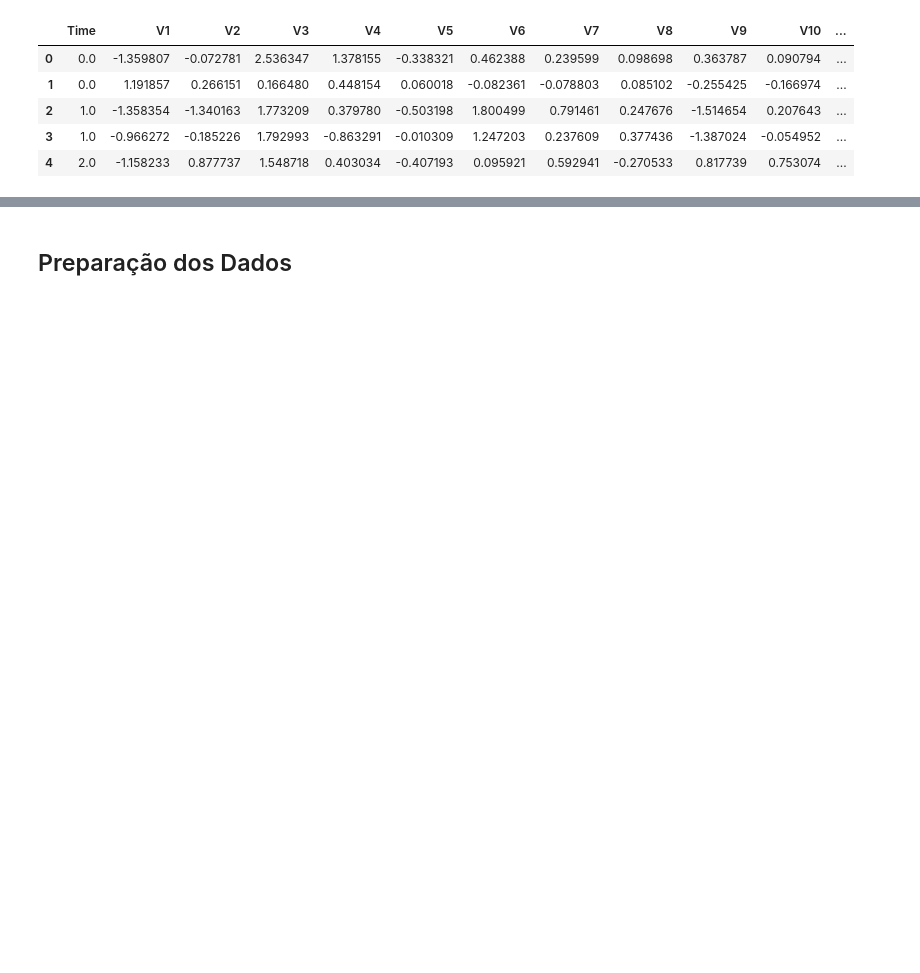
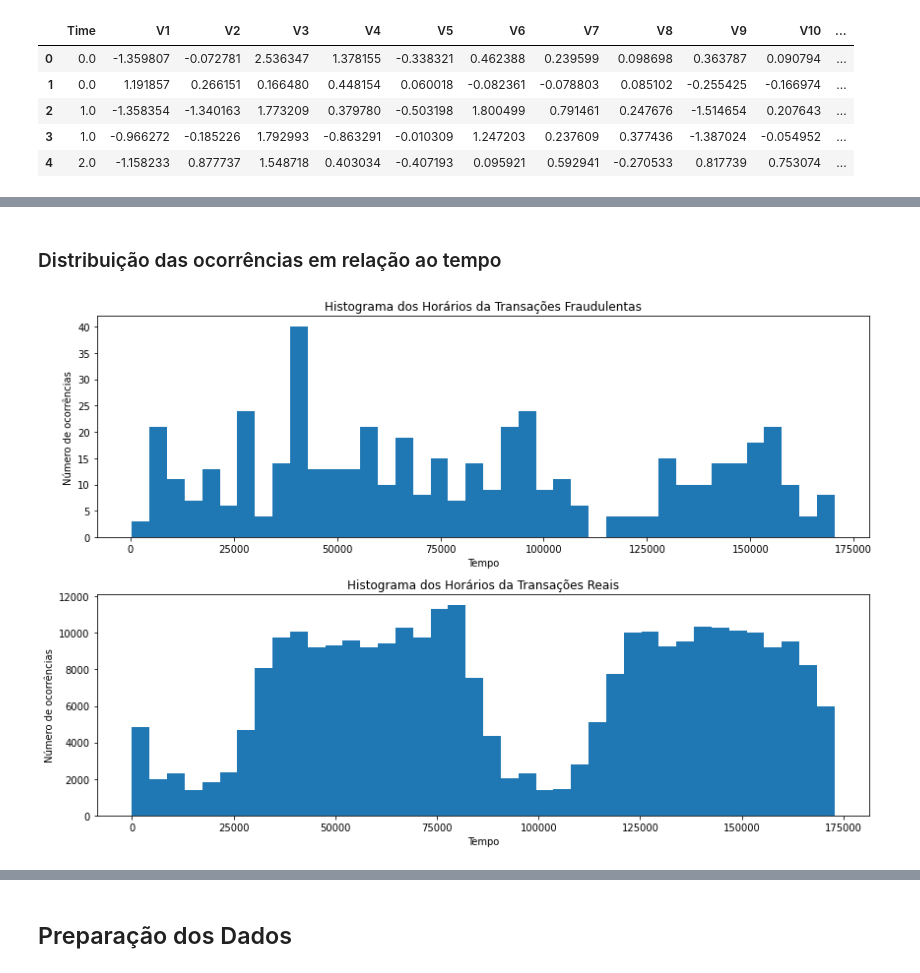
Before and after one commit to miguelsmachado/data_science, a Jupyter notebook: Detecção_de_Fraude_em_Cartões_de_Crédito.ipynb, the cells around one changed output, grey strips where cells are left out. Saved outputs shown, nothing was run; the diff lists cells and outputs as text; code cells hidden in the pictures; blank space fills up the shorter version.

```diff
--- a/Detecção_de_Fraude_em_Cartões_de_Crédito.ipynb
+++ b/Detecção_de_Fraude_em_Cartões_de_Crédito.ipynb
@@ -201,0 +148,18 @@ Os únicos valores que possuem correlações para serem analisadas são, `Time`,
+# %% [markdown]
+### Distribuição das ocorrências em relação ao tempo
+# %%
+fig, ax = plt.subplots(nrows=2, ncols=1, figsize=(12,8))
+
+df[df.Class == 1].Time.plot(kind='hist', bins=40, ax=ax[0])
+ax[0].set_title("Histograma dos Horários da Transações Fraudulentas")
+ax[0].set_ylabel("Número de ocorrências")
+ax[0].set_xlabel("Tempo")
+
+df[df.Class == 0].Time.plot(kind='hist', bins=40, ax=ax[1])
+ax[1].set_title("Histograma dos Horários da Transações Reais")
+ax[1].set_ylabel("Número de ocorrências")
+ax[1].set_xlabel("Tempo")
+
+plt.tight_layout()
+# %% [output]
+[figure, added]
```
Also changed, not shown: parts of 120 cells of this notebook.
